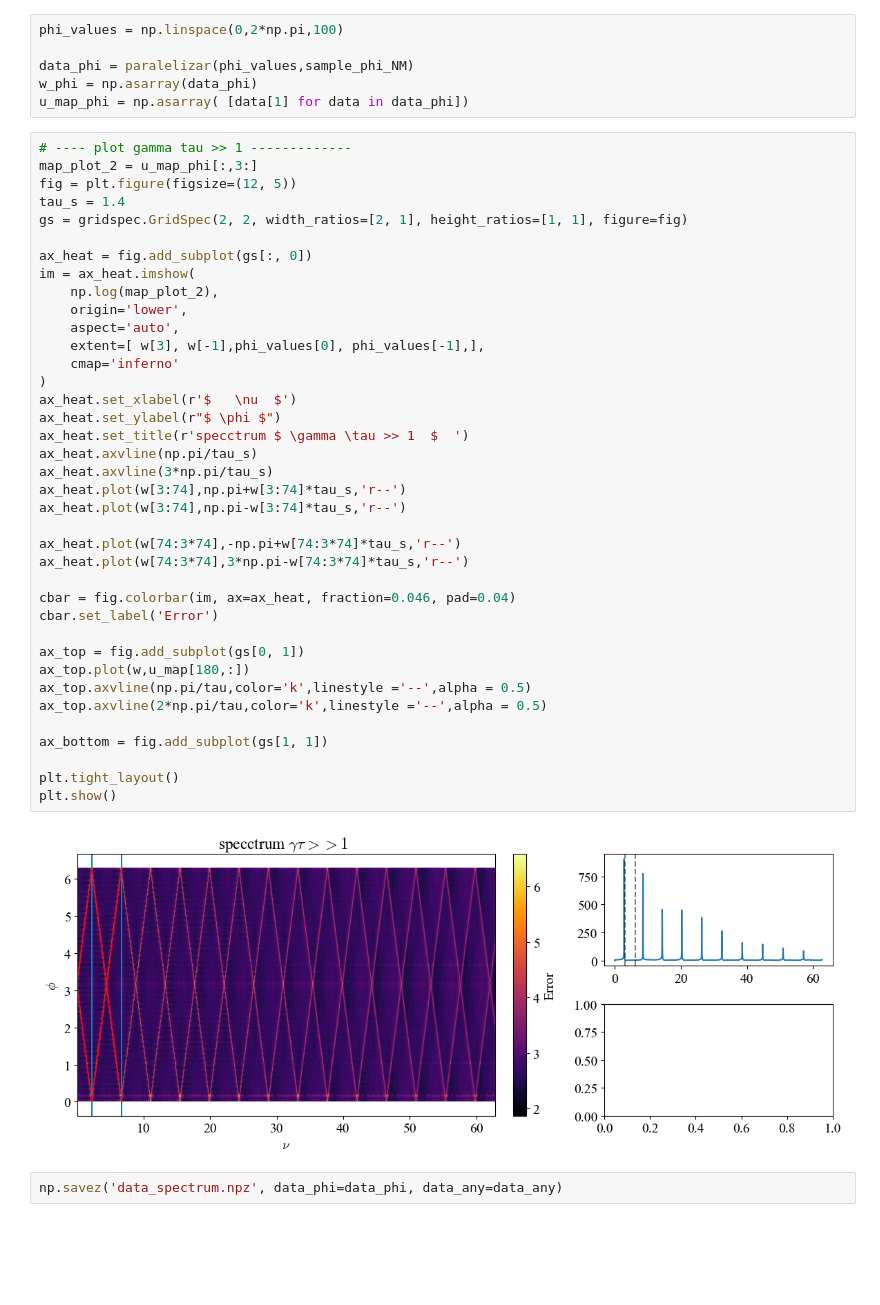
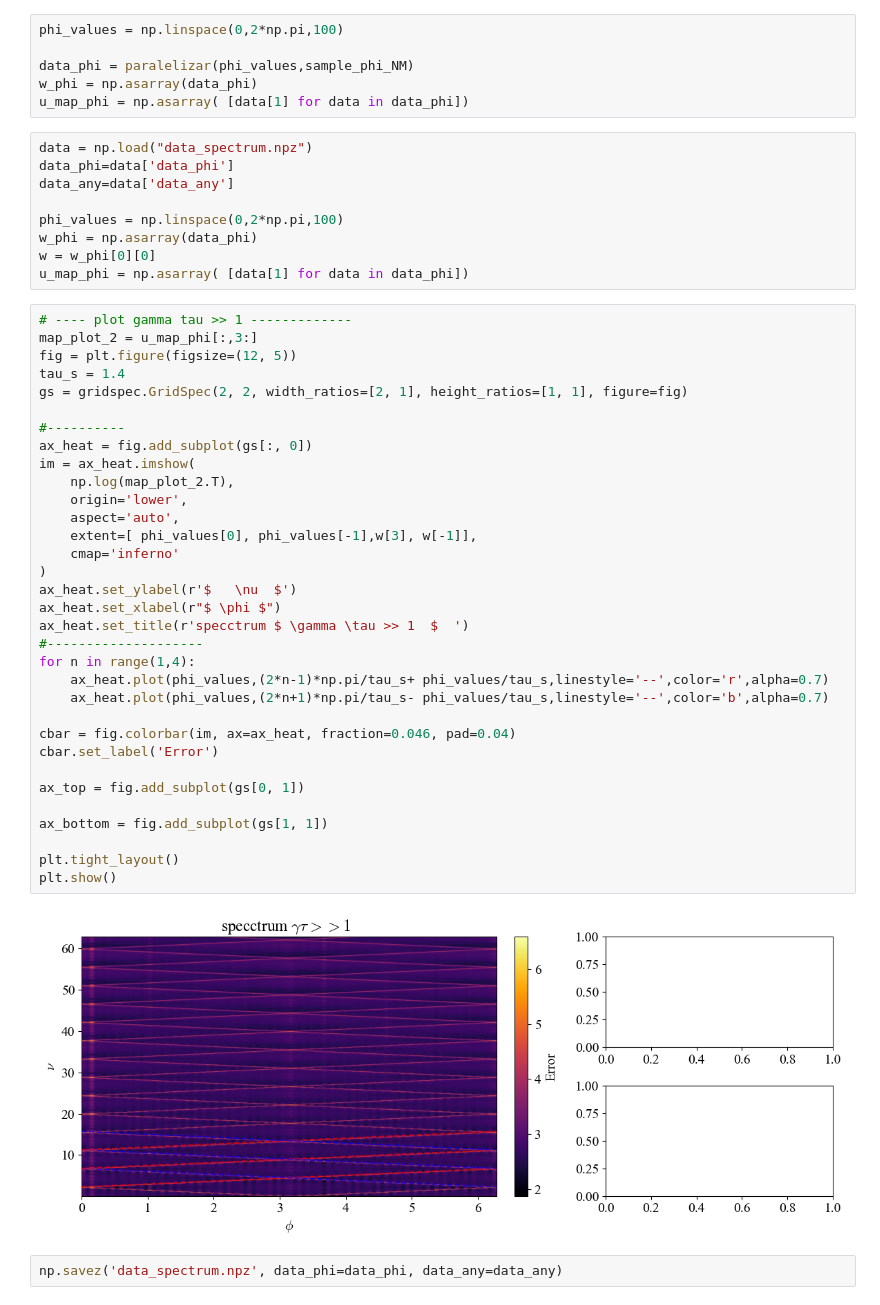
Before and after one commit to Taitoos2/Non_Markovian_Cavity, a Jupyter notebook: spectrum_vs_gamma.ipynb, the cells around one changed output. Saved outputs shown, nothing was run; the diff lists cells and outputs as text; blank space fills up the shorter version.

```diff
--- a/spectrum_vs_gamma.ipynb
+++ b/spectrum_vs_gamma.ipynb
@@ -433,46 +433,50 @@ phi_values = np.linspace(0,2*np.pi,100)
 data_phi = paralelizar(phi_values,sample_phi_NM)
 w_phi = np.asarray(data_phi)
 u_map_phi = np.asarray( [data[1] for data in data_phi])
+# %%
+data = np.load("data_spectrum.npz")
+data_phi=data['data_phi']
+data_any=data['data_any']
+
+phi_values = np.linspace(0,2*np.pi,100)
+w_phi = np.asarray(data_phi)
+w = w_phi[0][0]
+u_map_phi = np.asarray( [data[1] for data in data_phi])
 # %%
 # ---- plot gamma tau >> 1 -------------
 map_plot_2 = u_map_phi[:,3:]
 fig = plt.figure(figsize=(12, 5))
 tau_s = 1.4
 gs = gridspec.GridSpec(2, 2, width_ratios=[2, 1], height_ratios=[1, 1], figure=fig)
 
+#----------
 ax_heat = fig.add_subplot(gs[:, 0])
 im = ax_heat.imshow(
-	np.log(map_plot_2),
+	np.log(map_plot_2.T),
 	origin='lower',
 	aspect='auto',
-	extent=[ w[3], w[-1],phi_values[0], phi_values[-1],],
+	extent=[ phi_values[0], phi_values[-1],w[3], w[-1]],
 	cmap='inferno'
 )
-ax_heat.set_xlabel(r'$   \nu  $')
-ax_heat.set_ylabel(r"$ \phi $")
+ax_heat.set_ylabel(r'$   \nu  $')
+ax_heat.set_xlabel(r"$ \phi $")
 ax_heat.set_title(r'specctrum $ \gamma \tau >> 1  $  ')
-ax_heat.axvline(np.pi/tau_s)
-ax_heat.axvline(3*np.pi/tau_s)
-ax_heat.plot(w[3:74],np.pi+w[3:74]*tau_s,'r--')
-ax_heat.plot(w[3:74],np.pi-w[3:74]*tau_s,'r--')
-
-ax_heat.plot(w[74:3*74],-np.pi+w[74:3*74]*tau_s,'r--')
-ax_heat.plot(w[74:3*74],3*np.pi-w[74:3*74]*tau_s,'r--')
+#--------------------
+for n in range(1,4):
+	ax_heat.plot(phi_values,(2*n-1)*np.pi/tau_s+ phi_values/tau_s,linestyle='--',color='r',alpha=0.7)
+	ax_heat.plot(phi_values,(2*n+1)*np.pi/tau_s- phi_values/tau_s,linestyle='--',color='b',alpha=0.7)
 
 cbar = fig.colorbar(im, ax=ax_heat, fraction=0.046, pad=0.04)
 cbar.set_label('Error')
 
 ax_top = fig.add_subplot(gs[0, 1])
-ax_top.plot(w,u_map[180,:])
-ax_top.axvline(np.pi/tau,color='k',linestyle ='--',alpha = 0.5)
-ax_top.axvline(2*np.pi/tau,color='k',linestyle ='--',alpha = 0.5)
 
 ax_bottom = fig.add_subplot(gs[1, 1])
 
 plt.tight_layout()
 plt.show()
 # %% [output]
-[figure, old version]
+[figure, new version]
 # %%
 np.savez('data_spectrum.npz', data_phi=data_phi, data_any=data_any)
 # %%
```
Also changed, not shown: parts of 4 cells of this notebook, 3 other files.
